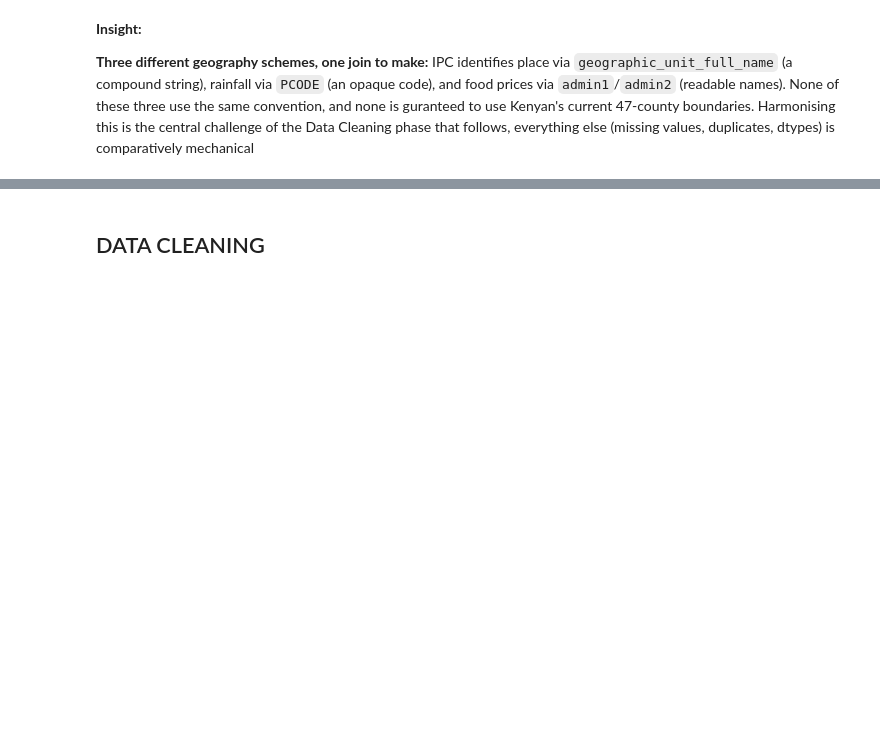
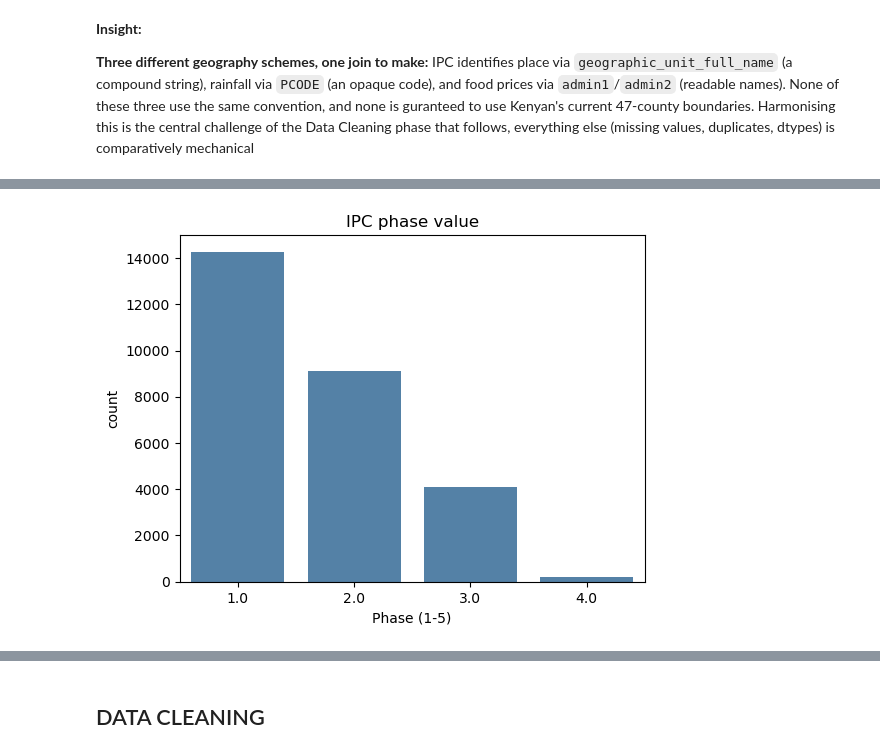
Before and after one commit to Pattohcolab/PHASE-5-CAPSTON-PROJECT, a Jupyter notebook: notebook.ipynb, the cells around one changed output, grey strips where cells are left out. Drawn from its saved outputs; the diff is of its cells as text; code cells hidden in the pictures; blank space fills up the shorter version.

Commit message:
Visual Distributions

```diff
--- a/notebook.ipynb
+++ b/notebook.ipynb
@@ -353,0 +363,10 @@ Index(['date', 'admin1', 'admin2', 'market', 'market_id', 'latitude',
+# %%
+# IPC phase value distribution
+plt.figure(figsize=(6, 4.5))
+sns.countplot(x="value", data=ipc_df, color="steelblue")
+plt.title("IPC phase value")
+plt.xlabel("Phase (1-5)")
+plt.ylabel("count")
+plt.show()
+# %% [output]
+[figure, added]
```
Also changed, not shown: parts of 8 cells of this notebook.
